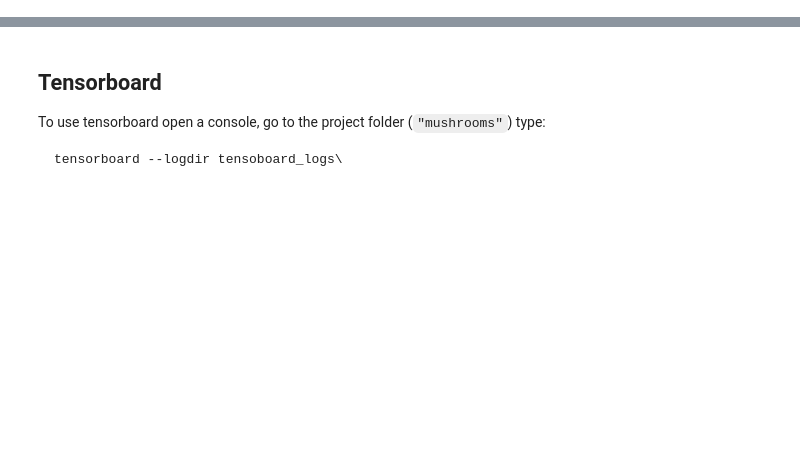
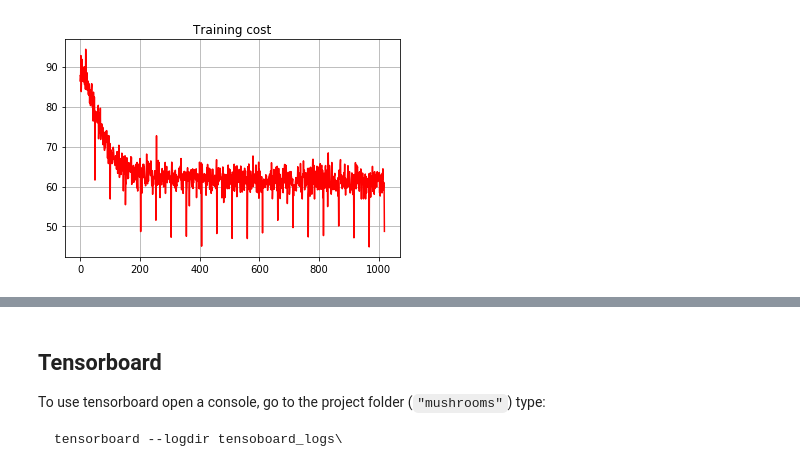
Before and after one commit to fiquinho/neural-network-projects, a Jupyter notebook: mushrooms/mushrooms_tensorflow.ipynb, the cells around one changed output, grey strips where cells are left out. Cells and saved outputs as stored; diff of their text form; code cells hidden in the pictures; blank space fills up the shorter version.

Commit message:
Finished mushrooms model generation and training

```diff
--- a/mushrooms/mushrooms_tensorflow.ipynb
+++ b/mushrooms/mushrooms_tensorflow.ipynb
@@ -142,0 +171,9 @@ Validation cost = 476.5534362792969 - Validation accuracy = 99.01477832512316%
+# %%
+tensorboard_logs_dir = Path(Path.cwd(), "tensorboard_logs")
+tensorboard_logs_dir.mkdir(exist_ok=True)
+
+with tf.name_scope("summaries"):
+    tf.summary.scalar("cost", cost)
+    tf.summary.scalar("accuracy", accuracy[0])
+    tf.summary.histogram("output_layer", output_layer)
+    summary_op = tf.summary.merge_all()
@@ -142,0 +192,5 @@ Validation cost = 476.5534362792969 - Validation accuracy = 99.01477832512316%
+# %%
+# Hyperparameters
+epochs = 20
+batch_size = 128
+learning_rate = 0.001
@@ -142,0 +201,10 @@ Validation cost = 476.5534362792969 - Validation accuracy = 99.01477832512316%
+# %%
+training_iterator = DataIterator(data=training_data,
+                                 labels=training_labels,
+                                 batch_size=batch_size,
+                                 shuffle=True)
+
+validation_iterator = DataIterator(data=validation_data,
+                                   labels=validation_labels,
+                                   batch_size=batch_size,
+                                   shuffle=True)
@@ -142,0 +215,6 @@ Validation cost = 476.5534362792969 - Validation accuracy = 99.01477832512316%
+# %%
+## Useful variables
+# Validate the model every some global steps and print information
+val_period = 10
+# Save the model to file every some global steps
+save_period = 20
@@ -142,0 +351,6 @@ Validation cost = 476.5534362792969 - Validation accuracy = 99.01477832512316%
+# %%
+plt.plot(range(len(training_costs)), training_costs, color="red")
+plt.title("Training cost")
+plt.grid()
+# %% [output]
+[figure, added]
```
Also changed, not shown: parts of 47 cells of this notebook, 1 other file.
